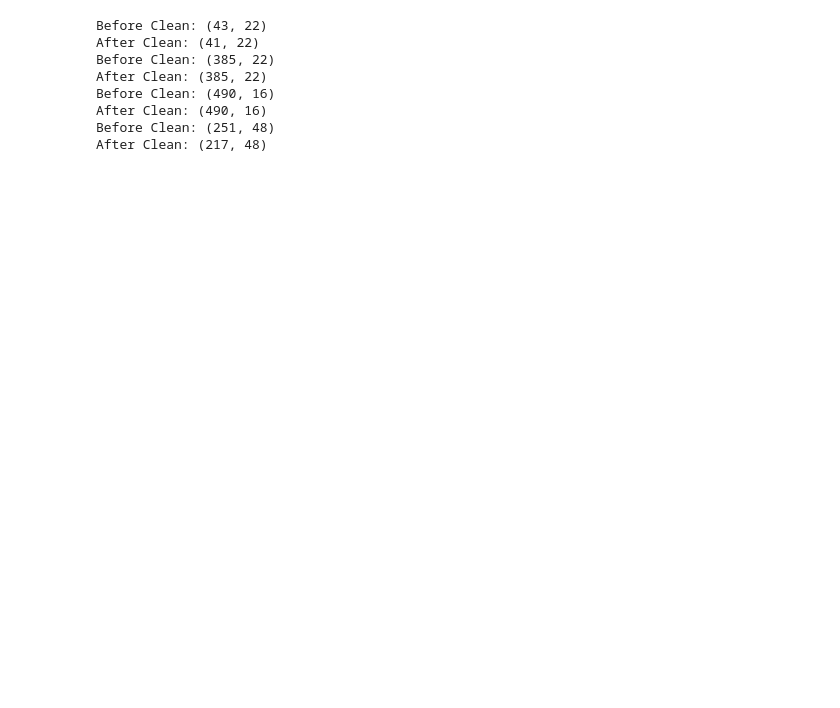
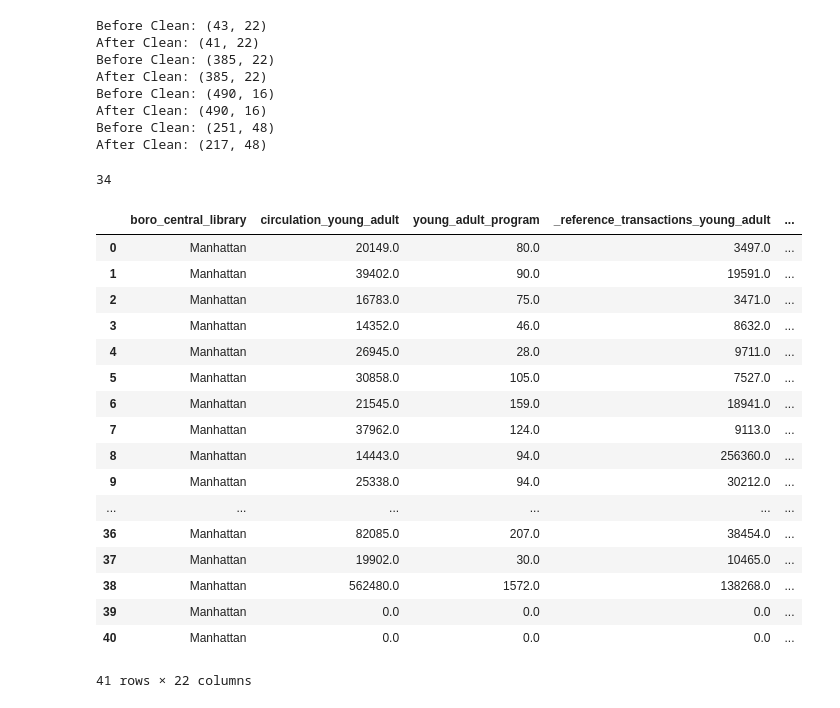
Before and after one commit to NudnikShpilkis/KalmanFilter-1004, a Jupyter notebook: GWE_local.ipynb, the cells around one changed output. Drawn from its saved outputs; the diff is of its cells as text; code cells hidden in the pictures; blank space fills up the shorter version.

```diff
--- a/GWE_local.ipynb
+++ b/GWE_local.ipynb
@@ -41,6 +41,10 @@ Before Clean: (490, 16)
 After Clean: (490, 16)
 Before Clean: (251, 48)
 After Clean: (217, 48)
+# %%
+ 251-217
+# %% [output]
+34
 # %%
 #aa = a.copy()
 #aa.fillna(aa.median(numeric_only=True, skipna=True), inplace=True)
@@ -102,3 +106,24 @@ def GreedyWeightedEntropy(data):
         o_factors[i] -= adjusted
 
     return np.where(o_factors > 0), o_factors
+# %%
+b
+# %% [output]
+|  | boro_central_library | circulation_young_adult | young_adult_program | _reference_transactions_young_adult | ... |
+| 0 | Manhattan | 20149.0 | 80.0 | 3497.0 | ... |
+| 1 | Manhattan | 39402.0 | 90.0 | 19591.0 | ... |
+| 2 | Manhattan | 16783.0 | 75.0 | 3471.0 | ... |
+| 3 | Manhattan | 14352.0 | 46.0 | 8632.0 | ... |
+| 4 | Manhattan | 26945.0 | 28.0 | 9711.0 | ... |
+| 5 | Manhattan | 30858.0 | 105.0 | 7527.0 | ... |
+| 6 | Manhattan | 21545.0 | 159.0 | 18941.0 | ... |
+| 7 | Manhattan | 37962.0 | 124.0 | 9113.0 | ... |
+| 8 | Manhattan | 14443.0 | 94.0 | 256360.0 | ... |
+| 9 | Manhattan | 25338.0 | 94.0 | 30212.0 | ... |
+| ... | ... | ... | ... | ... | ... |
+| 36 | Manhattan | 82085.0 | 207.0 | 38454.0 | ... |
+| 37 | Manhattan | 19902.0 | 30.0 | 10465.0 | ... |
+| 38 | Manhattan | 562480.0 | 1572.0 | 138268.0 | ... |
+| 39 | Manhattan | 0.0 | 0.0 | 0.0 | ... |
+| 40 | Manhattan | 0.0 | 0.0 | 0.0 | ... |
+41 rows × 22 columns
```
Also changed, not shown: parts of 4 cells of this notebook, 7 other files.
